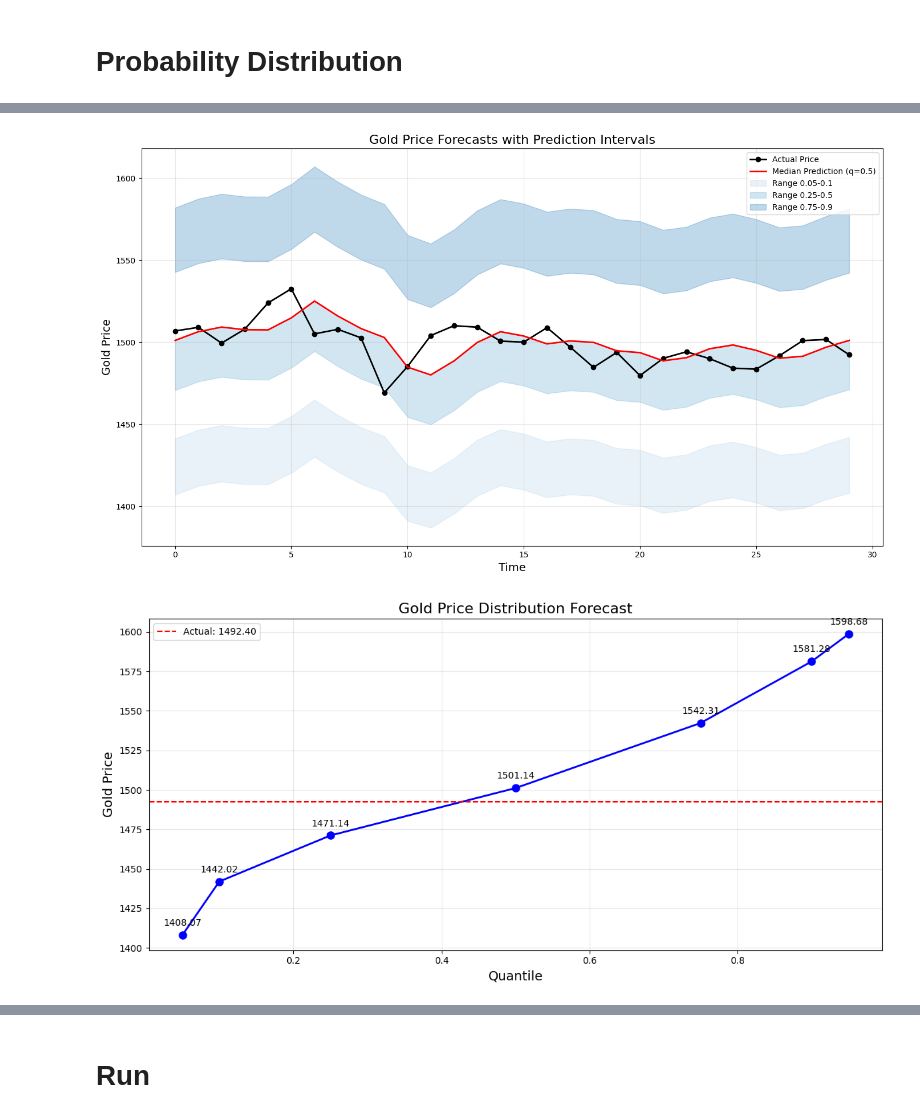
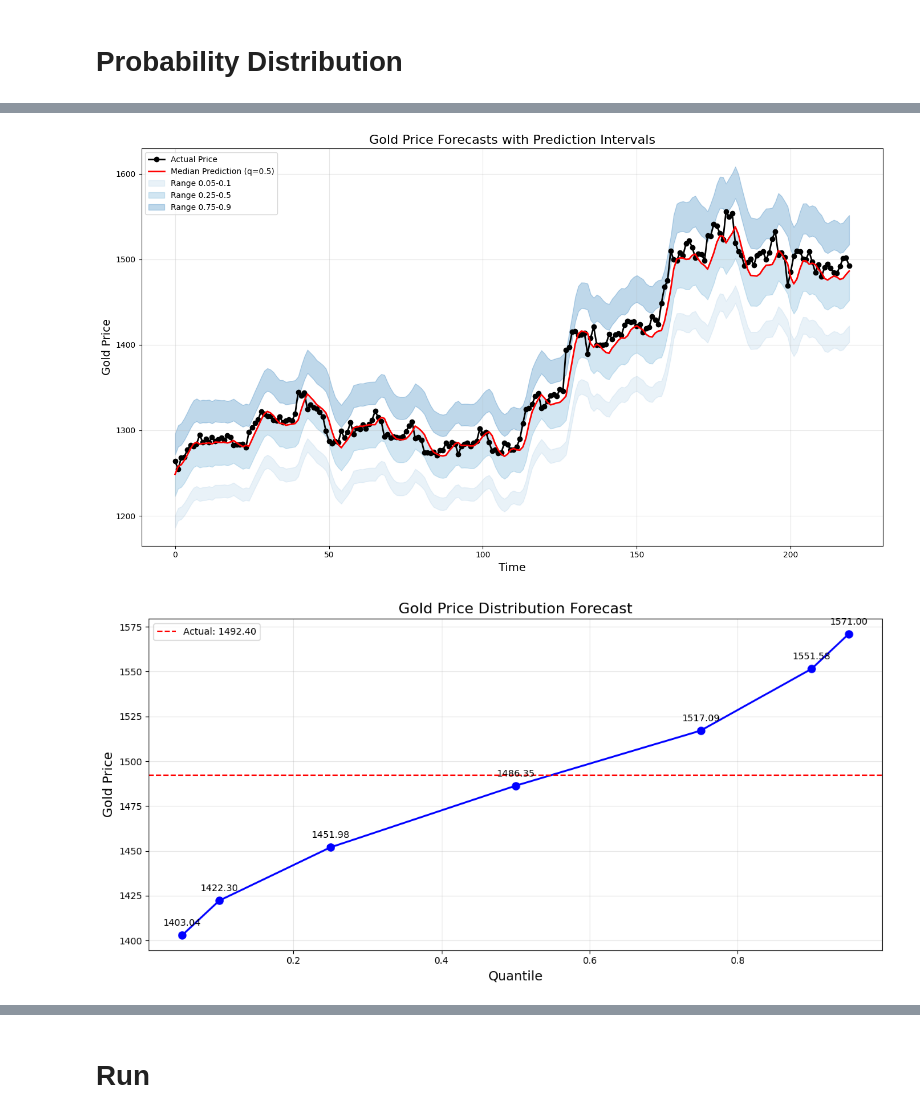
Before and after one commit to whyyouj/market-sentiment-analysis, a Jupyter notebook: gold_historical/lstm.ipynb, the cells around one changed output, grey strips where cells are left out. Saved outputs shown, nothing was run; the diff lists cells and outputs as text; code cells hidden in the pictures.

```diff
--- a/gold_historical/lstm.ipynb
+++ b/gold_historical/lstm.ipynb
@@ -472,19 +472,22 @@ def run_quantile_prediction(data, features=["Price", "DXY", "VIX"], seq_length=1
         print(f"  Quantile {q}: {results['quantile_scores'][i]:.4f}")
 
     # Visualize results
-    plot_quantile_predictions(results, quantiles)
+    plot_quantile_predictions(results, quantiles, num_days=236)
     plot_prediction_distribution(results, quantiles)
 
     return model, results, history
 # %%
 # Load data with your existing function
 data = load_data()
+features = ["Price", "DXY", "VIX"]
+quantiles = [0.05, 0.1, 0.25, 0.5, 0.75, 0.9, 0.95]
 
 # Run the quantile prediction with custom quantiles if desired
 model, results, history = run_quantile_prediction(
     data,
-    features=["Price", "DXY", "VIX"],
-    quantiles=[0.05, 0.1, 0.25, 0.5, 0.75, 0.9, 0.95]
+    features=features,
+    quantiles=quantiles,
+    seq_length=30
 )
 
 # For future predictions with new data
@@ -524,3 +527,3 @@ Epoch 6/40
-[figure, old version]
+[figure, new version]
-[figure, old version]
+[figure, new version]
 # %%
```
Also changed, not shown: parts of 3 cells of this notebook.
